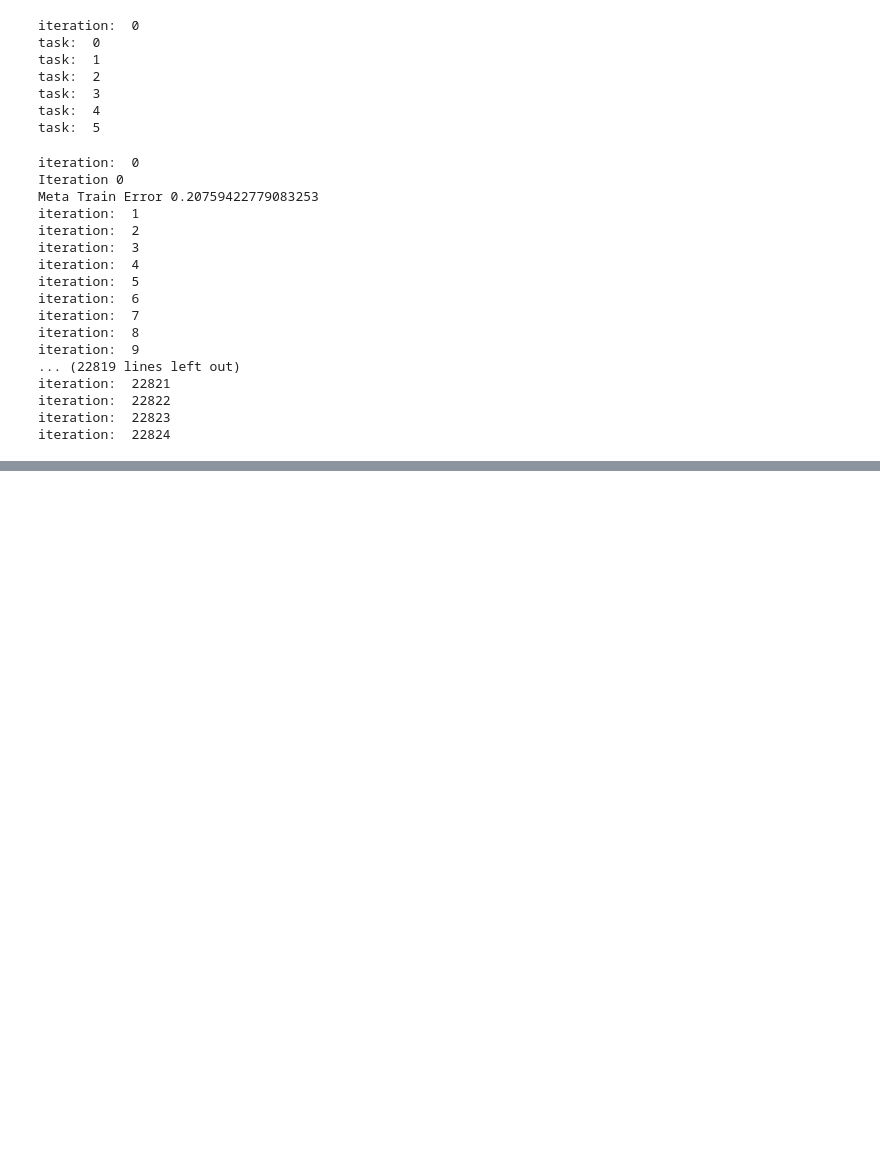
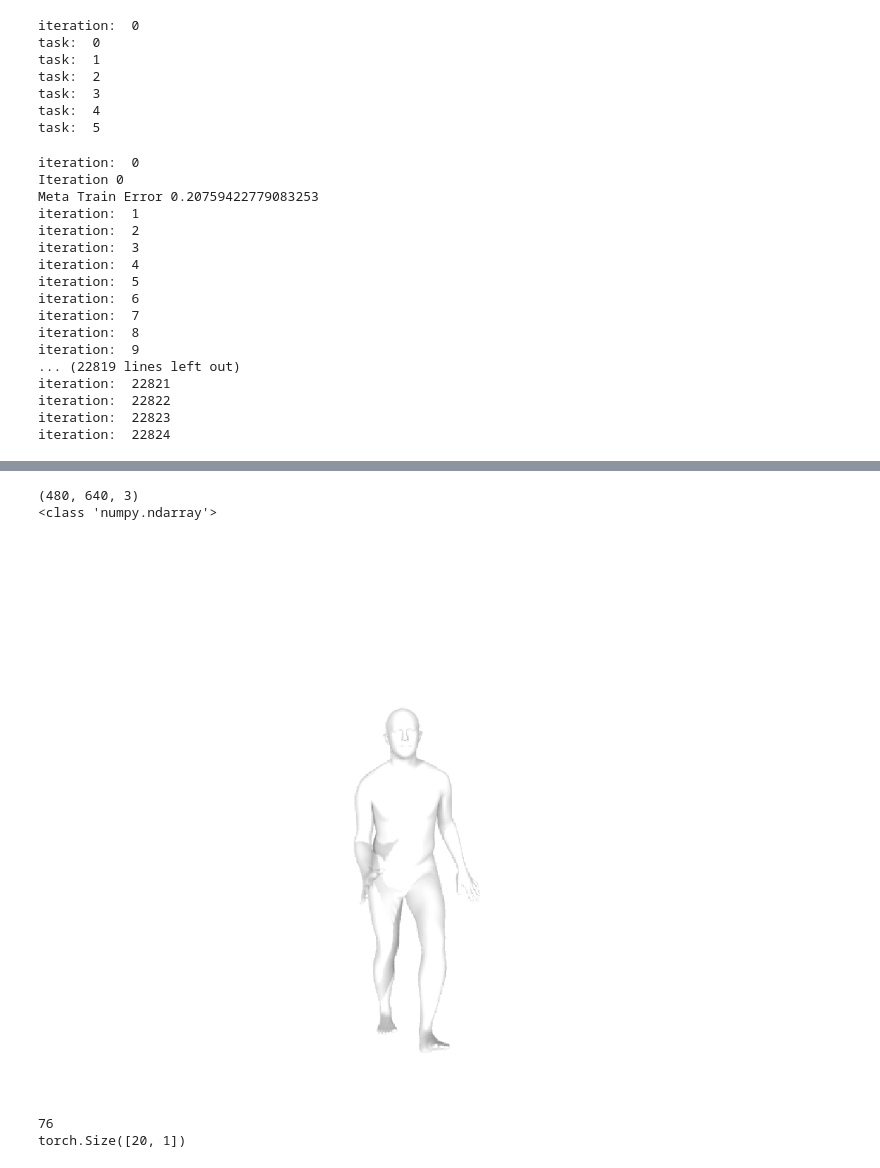
Before and after one commit to MichalisLazarou/amass, a Jupyter notebook: notebooks/Meta-learn_human_behaviour.ipynb, the cells around one changed output, grey strips where cells are left out. Cells and saved outputs as stored; diff of their text form; code cells hidden in the pictures; blank space fills up the shorter version.

```diff
--- a/notebooks/Meta-learn_human_behaviour.ipynb
+++ b/notebooks/Meta-learn_human_behaviour.ipynb
@@ -478,0 +494,13 @@ iteration:  22824
+# %%
+imw, imh=640, 480
+mv = MeshViewer(width=imw, height=imh, use_offscreen=True)
+# %%
+mv.set_static_meshes([target])
+body_image = mv.render(render_wireframe=False)
+show_image(body_image)
+print(body_image.shape)
+print(type(body_image))
+# %% [output]
+(480, 640, 3)
+<class 'numpy.ndarray'>
+[figure, added]
@@ -478,0 +562,6 @@ iteration:  22824
+# %%
+print(sequence)
+print(x.shape)
+# %% [output]
+76
+torch.Size([20, 1])
```
Also changed, not shown: parts of 7 cells of this notebook.
